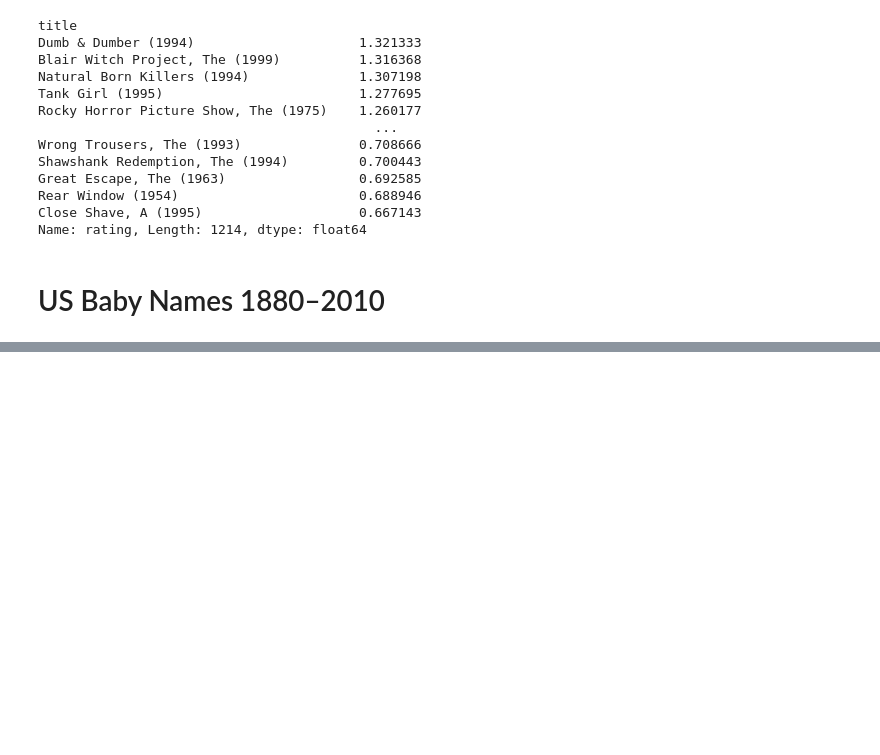
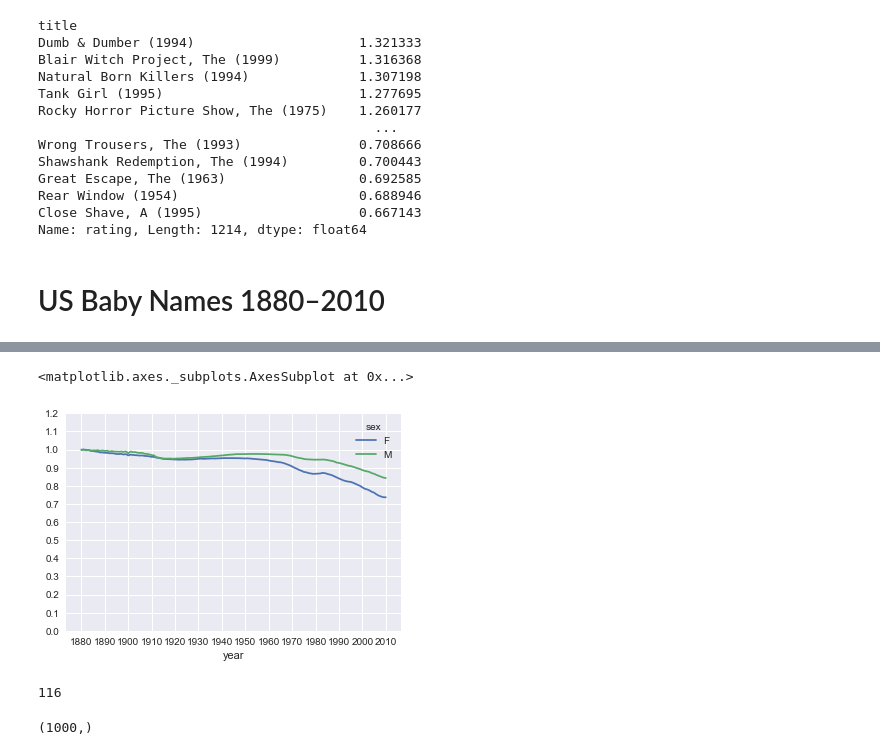
Before and after one commit to hiroaki8388/datascienceEdu, a Jupyter notebook: Chapter 14. Data Analysis Examples.ipynb, the cells around one changed output, grey strips where cells are left out. Cells and saved outputs as stored; diff of their text form; code cells hidden in the pictures; blank space fills up the shorter version.

```diff
--- a/Chapter 14. Data Analysis Examples.ipynb
+++ b/Chapter 14. Data Analysis Examples.ipynb
@@ -429,0 +570,7 @@ Name: rating, Length: 1214, dtype: float64
+# %%
+# 名前の多様性(1000までの名前が全体に占める割合の変化)
+table=top1000.pivot_table('prop',index='year',columns='sex',aggfunc=sum)
+table.plot( yticks=np.linspace(0,1.2,13),xticks=range(1880,2020,10))
+# %% [output]
+<matplotlib.axes._subplots.AxesSubplot at 0x...>
+[figure, added]
@@ -429,0 +582,9 @@ Name: rating, Length: 1214, dtype: float64
+# %%
+
+prop_cumsum.values.searchsorted(0.5)
+# %% [output]
+116
+# %%
+prop_cumsum.shape
+# %% [output]
+(1000,)
```
Also changed, not shown: parts of 35 cells of this notebook.
